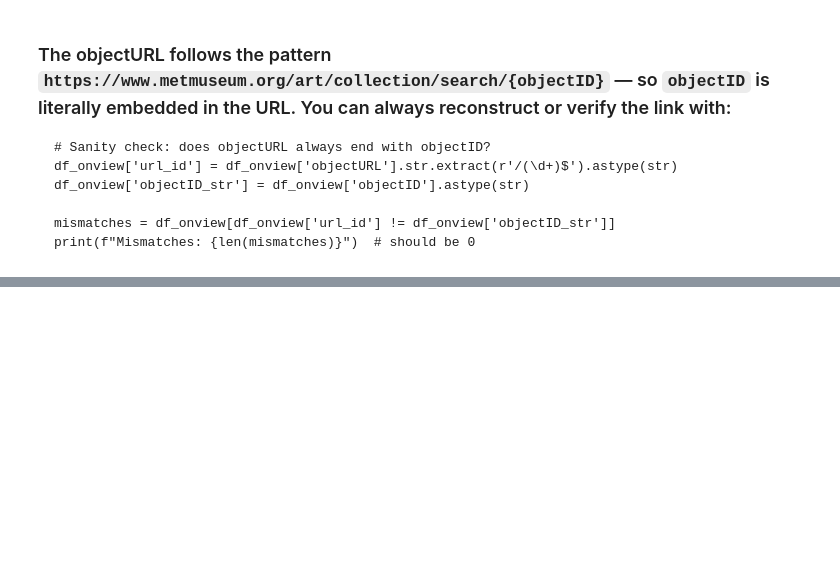
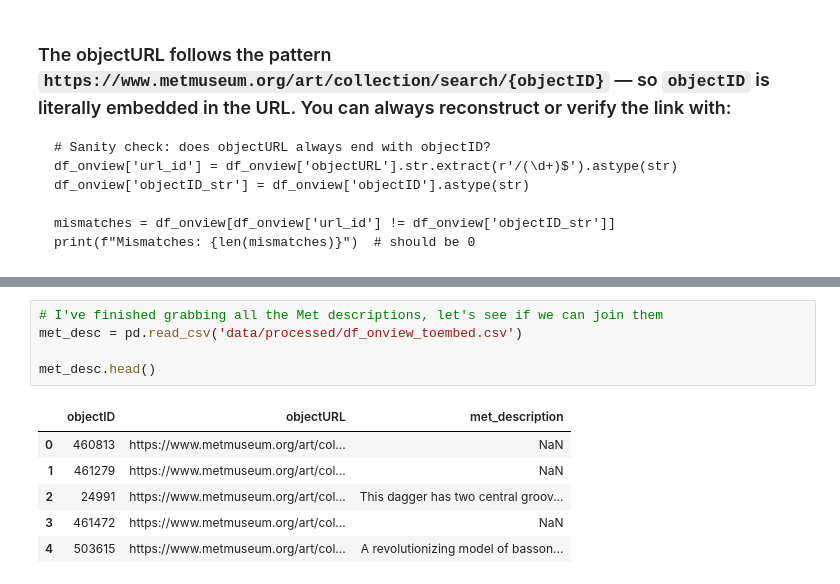
Before and after one commit to tom4sg/met-tour-project, a Jupyter notebook: dataset_eda.ipynb, the cells around one changed output, grey strips where cells are left out. Drawn from its saved outputs; the diff is of its cells as text; blank space fills up the shorter version.

```diff
--- a/dataset_eda.ipynb
+++ b/dataset_eda.ipynb
@@ -1338,3 +1338,15 @@ mismatches = df_onview_toembed[df_onview_toembed['url_id'] != df_onview_toembed[
 print(f"Mismatches: {len(mismatches)}")  # should be 0
 # %% [output]
 Mismatches: 0
+# %%
+# I've finished grabbing all the Met descriptions, let's see if we can join them
+met_desc = pd.read_csv('data/processed/df_onview_toembed.csv')
+
+met_desc.head()
+# %% [output]
+|  | objectID | objectURL | met_description |
+| 0 | 460813 | https://www.metmuseum.org/art/col... | NaN |
+| 1 | 461279 | https://www.metmuseum.org/art/col... | NaN |
+| 2 | 24991 | https://www.metmuseum.org/art/col... | This dagger has two central groov... |
+| 3 | 461472 | https://www.metmuseum.org/art/col... | NaN |
+| 4 | 503615 | https://www.metmuseum.org/art/col... | A revolutionizing model of basson... |
```
Also changed, not shown: parts of 28 cells of this notebook.
